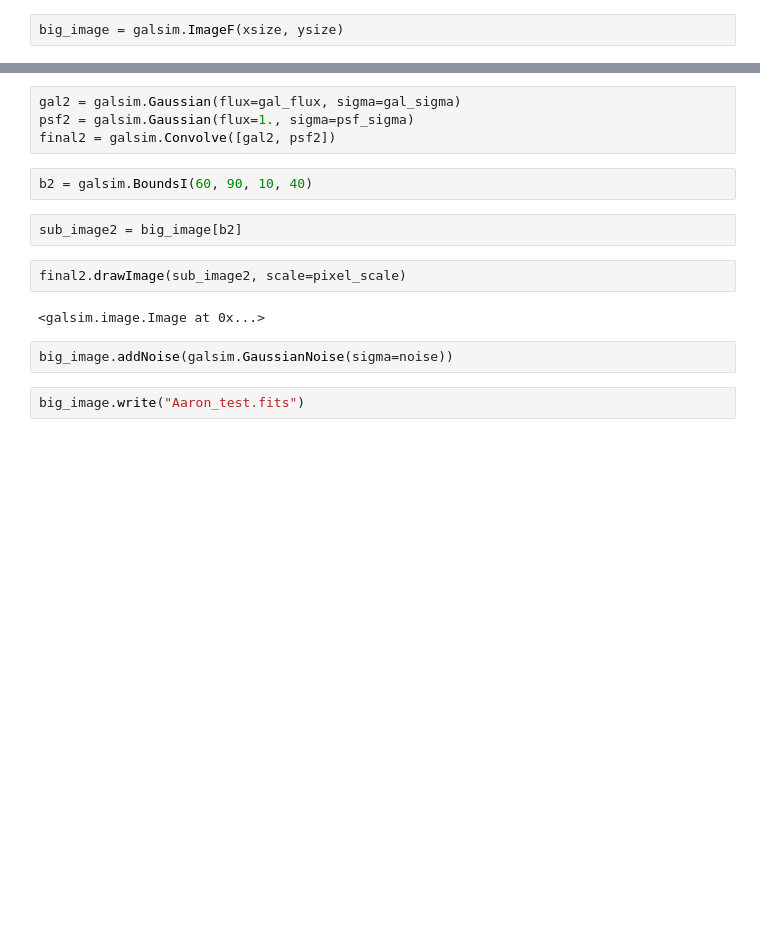
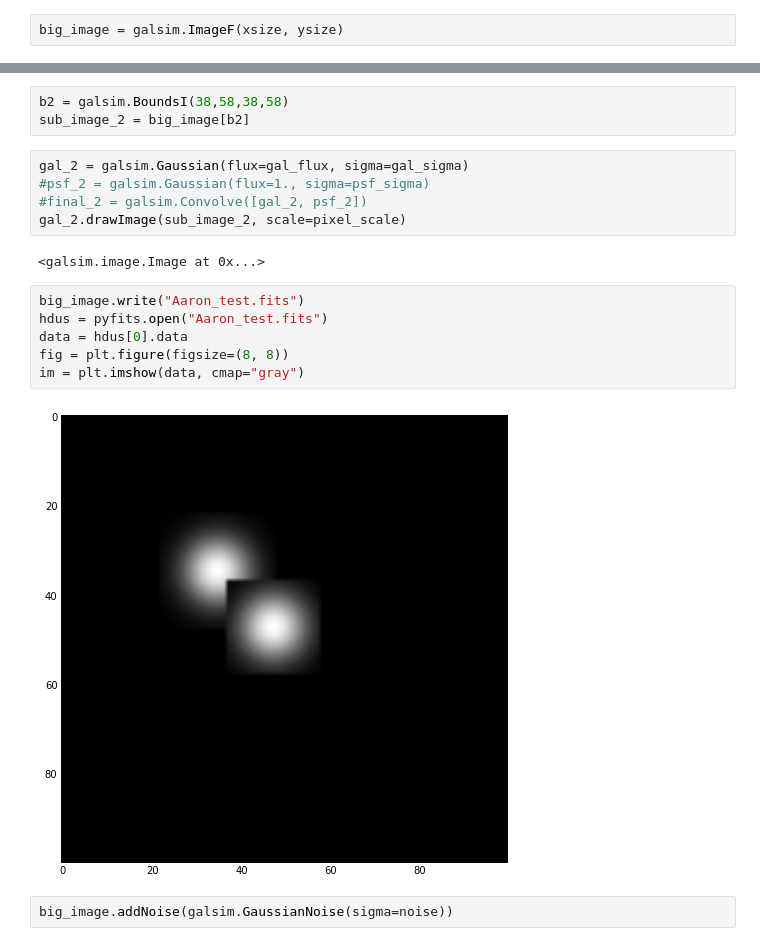
Before and after one commit to lmoustakas/lcolens, a Jupyter notebook: python/GalSim_Aaron.ipynb, the cells around one changed output, grey strips where cells are left out. Drawn from its saved outputs; the diff is of its cells as text; blank space fills up the shorter version.

```diff
--- a/python/GalSim_Aaron.ipynb
+++ b/python/GalSim_Aaron.ipynb
@@ -38,19 +30,23 @@ final1.drawImage(sub_image1, scale=pixel_scale)
 # %% [output]
 <galsim.image.Image at 0x...>
+# %%
+b2 = galsim.BoundsI(38,58,38,58)
+sub_image_2 = big_image[b2]
 # %%
-gal2 = galsim.Gaussian(flux=gal_flux, sigma=gal_sigma)
-psf2 = galsim.Gaussian(flux=1., sigma=psf_sigma)
-final2 = galsim.Convolve([gal2, psf2])
+gal_2 = galsim.Gaussian(flux=gal_flux, sigma=gal_sigma)
+#psf_2 = galsim.Gaussian(flux=1., sigma=psf_sigma)
+#final_2 = galsim.Convolve([gal_2, psf_2])
+gal_2.drawImage(sub_image_2, scale=pixel_scale)
+# %% [output]
+<galsim.image.Image at 0x...>
-# %%
-b2 = galsim.BoundsI(60, 90, 10, 40)
-# %%
-sub_image2 = big_image[b2]
-# %%
-final2.drawImage(sub_image2, scale=pixel_scale)
-# %% [output]
-<galsim.image.Image at 0x...>
+# %%
+big_image.write("Aaron_test.fits")
+hdus = pyfits.open("Aaron_test.fits")
+data = hdus[0].data
+fig = plt.figure(figsize=(8, 8))
+im = plt.imshow(data, cmap="gray")
+# %% [output]
+[figure, added]
 # %%
 big_image.addNoise(galsim.GaussianNoise(sigma=noise))
-# %%
-big_image.write("Aaron_test.fits")
 # %%
```
Also changed, not shown: parts of 15 cells of this notebook.
